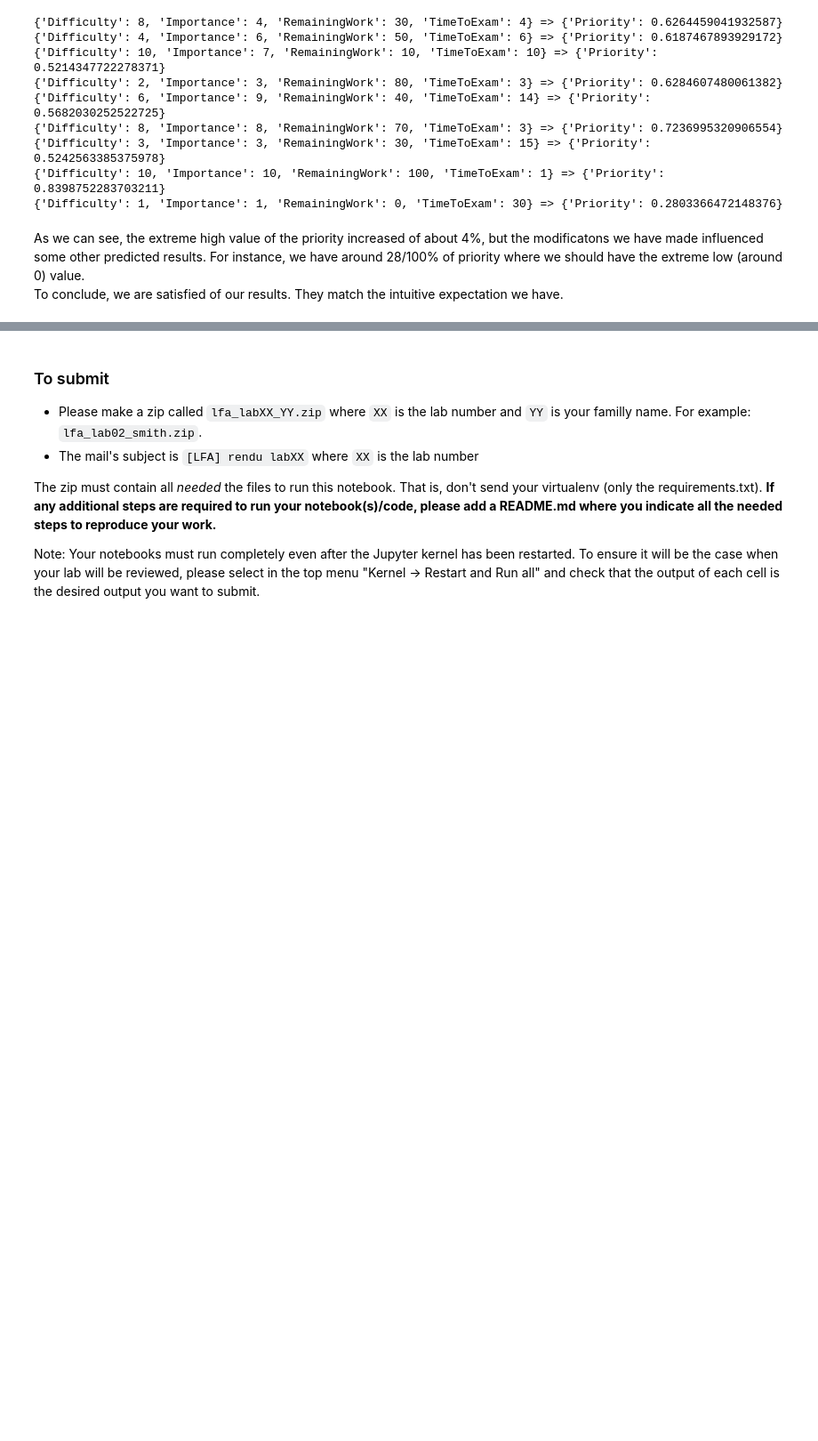
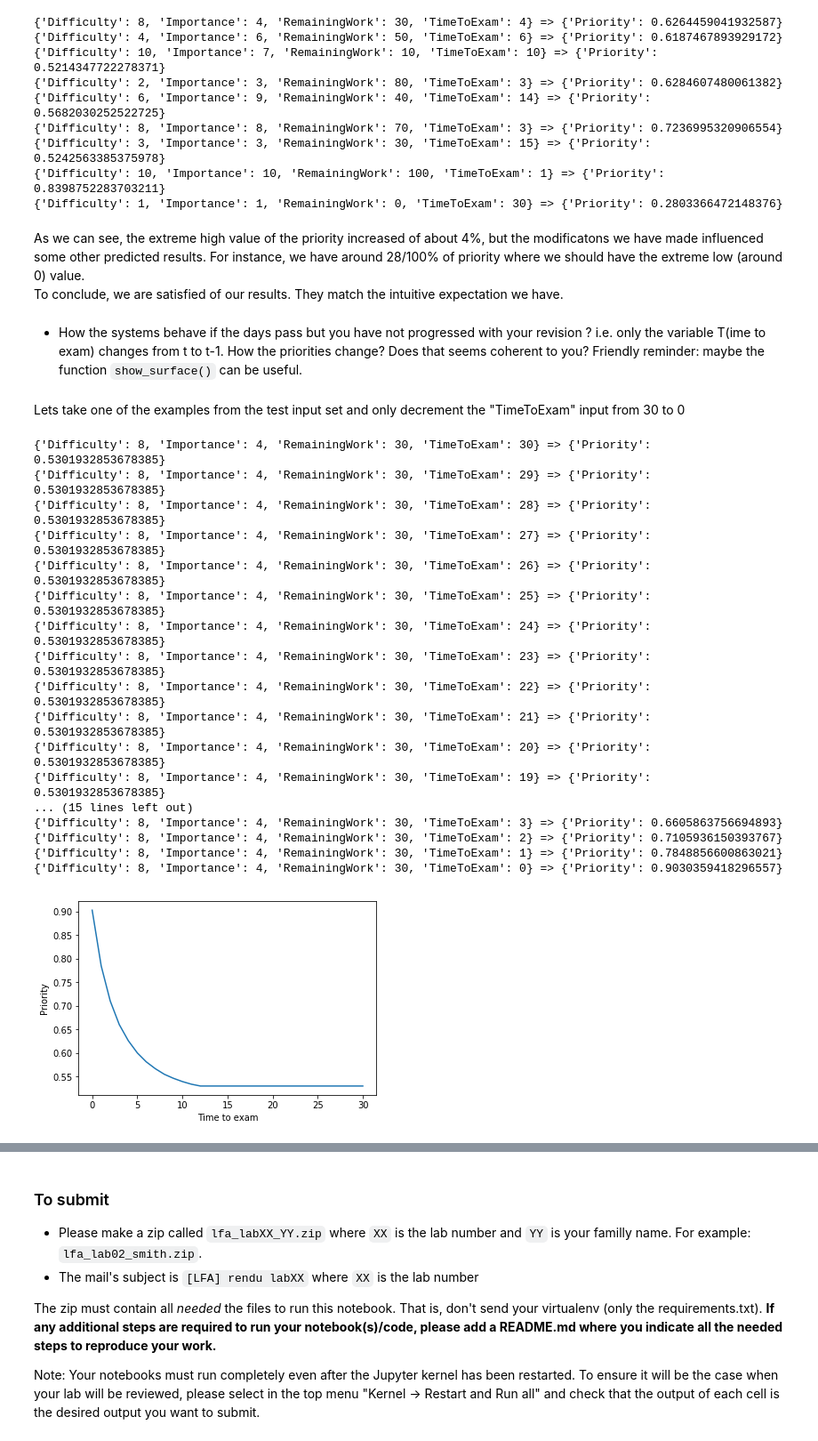
Before and after one commit to SachaKor/LFA-lab4, a Jupyter notebook: 040_exam_problem/000_exam_problem.ipynb, the cells around one changed output, grey strips where cells are left out. Shown at 89% size. Drawn from its saved outputs; the diff is of its cells as text; code cells hidden in the pictures; blank space fills up the shorter version.

Commit message:
reformated + graphs added

```diff
--- a/040_exam_problem/000_exam_problem.ipynb
+++ b/040_exam_problem/000_exam_problem.ipynb
@@ -489,3 +523,40 @@ for in_val in input_values_list:
 # %% [markdown]
 As we can see, the extreme high value of the priority increased of about 4%, but the modificatons we have made influenced some other predicted results. For instance, we have around 28/100% of priority where we should have the extreme low (around 0) value.
 To conclude, we are satisfied of our results. They match the intuitive expectation we have.
+# %% [markdown]
+* How the systems behave if the days pass but you have not progressed with your revision ? i.e. only the variable T(ime to exam) changes from t to t-1. How the priorities change? Does that seems coherent to you? Friendly reminder: maybe the function `show_surface()` can be useful.
+# %% [markdown]
+Lets take one of the examples from the test input set and only decrement the "TimeToExam" input from 30 to 0
+# %%
+input_value = {'Difficulty': 8, 'Importance': 4, "RemainingWork": 30, "TimeToExam": 30}
+time_to_exam = range(30, -1, -1)
+predicted_values = []
+for t in time_to_exam:
+    input_value['TimeToExam'] = t
+    pred_val = fis.predict(input_value)
+    predicted_values.append(pred_val['Priority'])
+    print(input_value, "=>", pred_val)
+
+plt.plot(list(time_to_exam), predicted_values)
+plt.xlabel('Time to exam')
+plt.ylabel('Priority')
+plt.show()
+# %% [output]
+{'Difficulty': 8, 'Importance': 4, 'RemainingWork': 30, 'TimeToExam': 30} => {'Priority': 0.5301932853678385}
+{'Difficulty': 8, 'Importance': 4, 'RemainingWork': 30, 'TimeToExam': 29} => {'Priority': 0.5301932853678385}
+{'Difficulty': 8, 'Importance': 4, 'RemainingWork': 30, 'TimeToExam': 28} => {'Priority': 0.5301932853678385}
+{'Difficulty': 8, 'Importance': 4, 'RemainingWork': 30, 'TimeToExam': 27} => {'Priority': 0.5301932853678385}
+{'Difficulty': 8, 'Importance': 4, 'RemainingWork': 30, 'TimeToExam': 26} => {'Priority': 0.5301932853678385}
+{'Difficulty': 8, 'Importance': 4, 'RemainingWork': 30, 'TimeToExam': 25} => {'Priority': 0.5301932853678385}
+{'Difficulty': 8, 'Importance': 4, 'RemainingWork': 30, 'TimeToExam': 24} => {'Priority': 0.5301932853678385}
+{'Difficulty': 8, 'Importance': 4, 'RemainingWork': 30, 'TimeToExam': 23} => {'Priority': 0.5301932853678385}
+{'Difficulty': 8, 'Importance': 4, 'RemainingWork': 30, 'TimeToExam': 22} => {'Priority': 0.5301932853678385}
+{'Difficulty': 8, 'Importance': 4, 'RemainingWork': 30, 'TimeToExam': 21} => {'Priority': 0.5301932853678385}
+{'Difficulty': 8, 'Importance': 4, 'RemainingWork': 30, 'TimeToExam': 20} => {'Priority': 0.5301932853678385}
+{'Difficulty': 8, 'Importance': 4, 'RemainingWork': 30, 'TimeToExam': 19} => {'Priority': 0.5301932853678385}
+... (15 lines left out)
+{'Difficulty': 8, 'Importance': 4, 'RemainingWork': 30, 'TimeToExam': 3} => {'Priority': 0.6605863756694893}
+{'Difficulty': 8, 'Importance': 4, 'RemainingWork': 30, 'TimeToExam': 2} => {'Priority': 0.7105936150393767}
+{'Difficulty': 8, 'Importance': 4, 'RemainingWork': 30, 'TimeToExam': 1} => {'Priority': 0.7848856600863021}
+{'Difficulty': 8, 'Importance': 4, 'RemainingWork': 30, 'TimeToExam': 0} => {'Priority': 0.9030359418296557}
+[figure, added]
```
Also changed, not shown: parts of 12 cells of this notebook.
